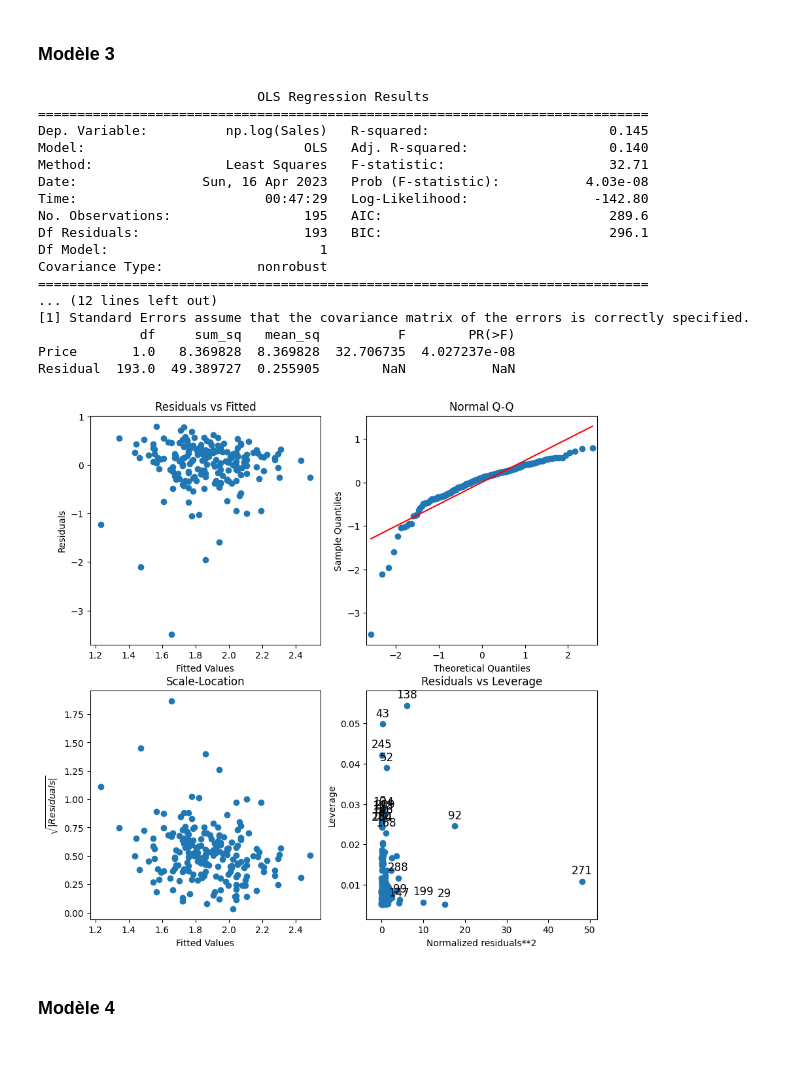
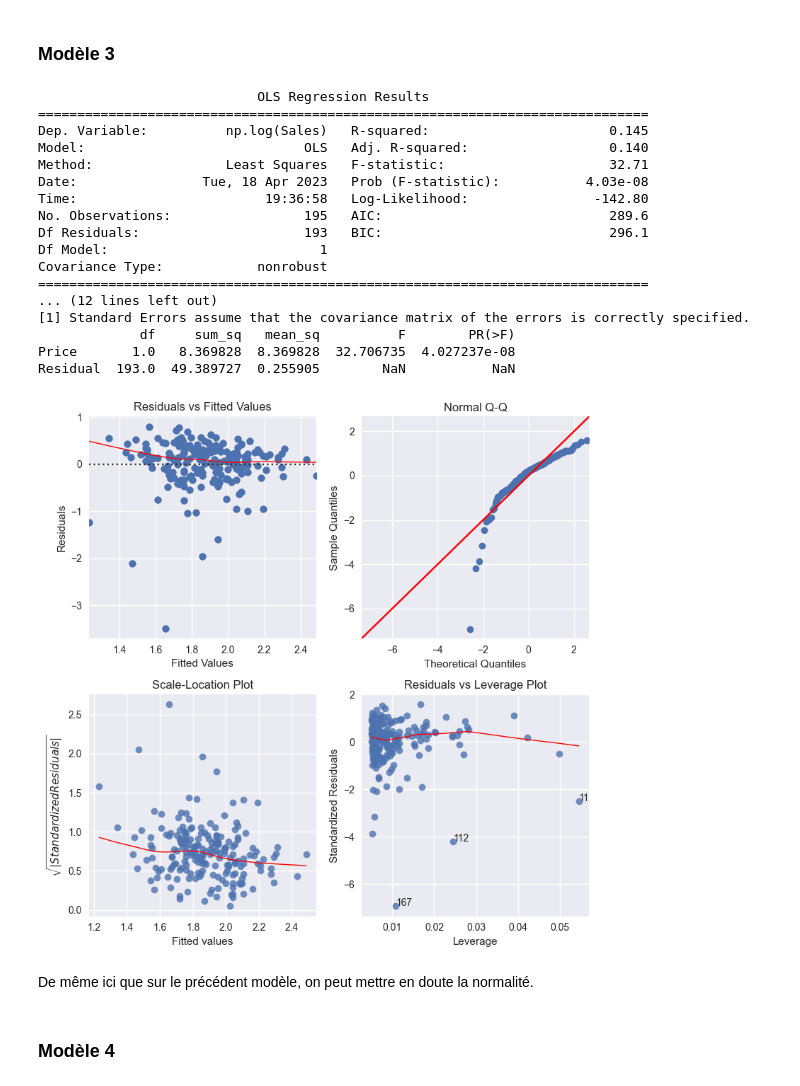
Before and after one commit to TristanVLM/proba-stats, a Jupyter notebook: DevoirDH23.ipynb, the cells around one changed output. Cells and saved outputs as stored; diff of their text form; code cells hidden in the pictures; blank space fills up the shorter version.

```diff
--- a/DevoirDH23.ipynb
+++ b/DevoirDH23.ipynb
@@ -313,50 +270,33 @@ Residual       193.0  49.815625  0.258112        NaN           NaN
 # %% [markdown]
 ### Modèle 3
-# %%
-modele3 = sm.formula.ols('np.log(Sales) ~ Price', data=df).fit()
-print(modele3.summary())
-
-anova = sm.stats.anova_lm(modele3)
-print(anova)
-
-residuals = modele3.resid
-fitted = modele3.fittedvalues
-fig, ax = plt.subplots(2, 2, figsize=(10, 10))
-ax[0][0].scatter(fitted, residuals)
-ax[0][0].set_xlabel('Fitted Values')
-ax[0][0].set_ylabel('Residuals')
-ax[0][0].set_title('Residuals vs Fitted')
-
-sm.qqplot(residuals, line='s', ax=ax[0][1])
-ax[0][1].set_title('Normal Q-Q')
-
-sqrt_abs_residuals = np.sqrt(np.abs(residuals))
-ax[1][0].scatter(fitted, sqrt_abs_residuals)
-ax[1][0].set_xlabel('Fitted Values')
-ax[1][0].set_ylabel('$\sqrt{|Residuals|}$')
-ax[1][0].set_title('Scale-Location')
-
-sm.graphics.plot_leverage_resid2(modele3, ax=ax[1][1])
-ax[1][1].set_title('Residuals vs Leverage')
-plt.show()
-# %% [output]
-                            OLS Regression Results
-==============================================================================
-Dep. Variable:          np.log(Sales)   R-squared:                       0.145
-Model:                            OLS   Adj. R-squared:                  0.140
-Method:                 Least Squares   F-statistic:                     32.71
-Date:                Sun, 16 Apr 2023   Prob (F-statistic):           4.03e-08
-Time:                        00:47:29   Log-Likelihood:                -142.80
-No. Observations:                 195   AIC:                             289.6
-Df Residuals:                     193   BIC:                             296.1
-Df Model:                           1
-Covariance Type:            nonrobust
-==============================================================================
-... (12 lines left out)
-[1] Standard Errors assume that the covariance matrix of the errors is correctly specified.
-             df     sum_sq   mean_sq          F        PR(>F)
-Price       1.0   8.369828  8.369828  32.706735  4.027237e-08
-Residual  193.0  49.389727  0.255905        NaN           NaN
-[figure, removed]
+# %%
+modele3 = sm.formula.ols('np.log(Sales) ~ Price', data=df).fit()
+print(modele3.summary())
+
+anova = sm.stats.anova_lm(modele3)
+print(anova)
+
+plotRegressionGraph(modele3)
+# %% [output]
+                            OLS Regression Results
+==============================================================================
+Dep. Variable:          np.log(Sales)   R-squared:                       0.145
+Model:                            OLS   Adj. R-squared:                  0.140
+Method:                 Least Squares   F-statistic:                     32.71
+Date:                Tue, 18 Apr 2023   Prob (F-statistic):           4.03e-08
+Time:                        19:36:58   Log-Likelihood:                -142.80
+No. Observations:                 195   AIC:                             289.6
+Df Residuals:                     193   BIC:                             296.1
+Df Model:                           1
+Covariance Type:            nonrobust
+==============================================================================
+... (12 lines left out)
+[1] Standard Errors assume that the covariance matrix of the errors is correctly specified.
+             df     sum_sq   mean_sq          F        PR(>F)
+Price       1.0   8.369828  8.369828  32.706735  4.027237e-08
+Residual  193.0  49.389727  0.255905        NaN           NaN
+[figure, added]
+# %% [markdown]
+De même ici que sur le précédent modèle, on peut mettre en doute la normalité.
 # %% [markdown]
 ### Modèle 4
```
Also changed, not shown: parts of 28 cells of this notebook, 1 other file.
